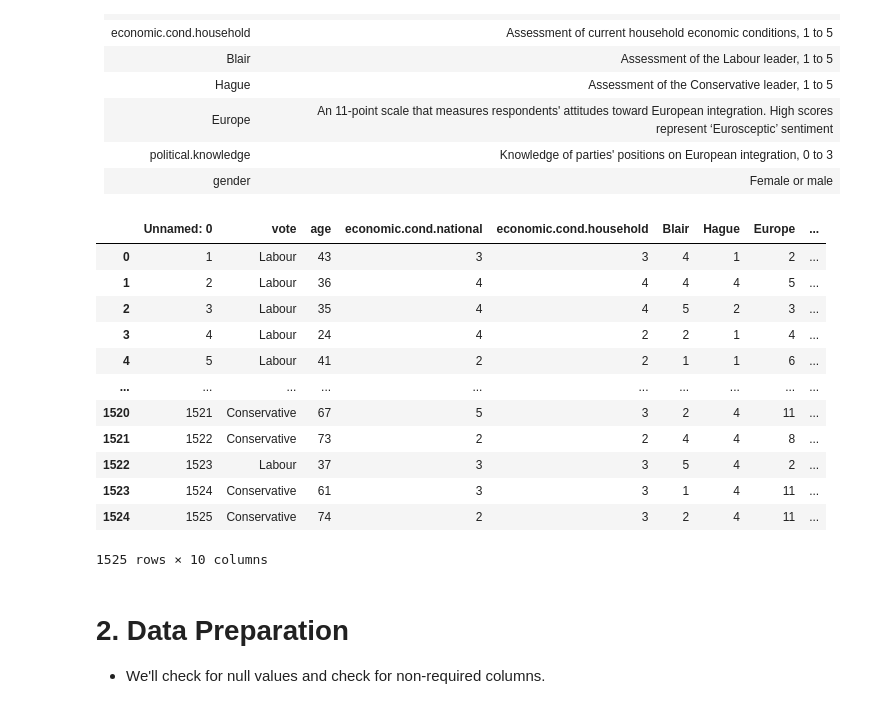
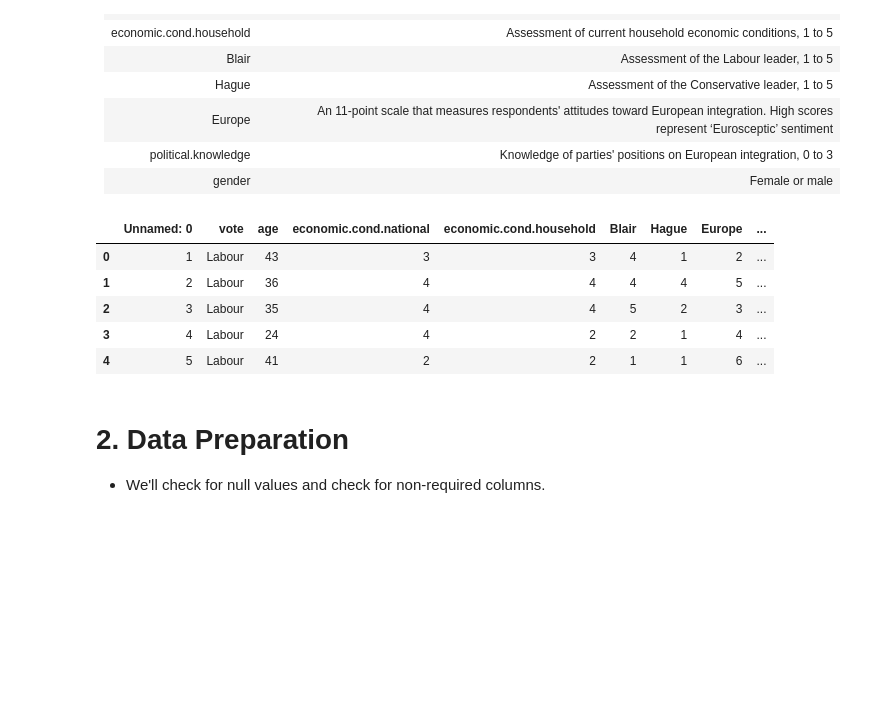
Before and after one commit to Shoyeb45/ElectionVotingPrediction, a Jupyter notebook: model.ipynb, the cells around one changed output. Saved outputs shown, nothing was run; the diff lists cells and outputs as text; code cells hidden in the pictures; blank space fills up the shorter version.

```diff
--- a/model.ipynb
+++ b/model.ipynb
@@ -42,21 +42,14 @@ metadata
 # %%
 df = pd.read_excel("./Data/Election_Data.xlsx", sheet_name="Election_Dataset_Two Classes")
 # %%
-df
+df.head()
 # %% [output]
 |  | Unnamed: 0 | vote | age | economic.cond.national | economic.cond.household | Blair | Hague | Europe | ... |
 | 0 | 1 | Labour | 43 | 3 | 3 | 4 | 1 | 2 | ... |
 | 1 | 2 | Labour | 36 | 4 | 4 | 4 | 4 | 5 | ... |
 | 2 | 3 | Labour | 35 | 4 | 4 | 5 | 2 | 3 | ... |
 | 3 | 4 | Labour | 24 | 4 | 2 | 2 | 1 | 4 | ... |
 | 4 | 5 | Labour | 41 | 2 | 2 | 1 | 1 | 6 | ... |
-| ... | ... | ... | ... | ... | ... | ... | ... | ... | ... |
-| 1520 | 1521 | Conservative | 67 | 5 | 3 | 2 | 4 | 11 | ... |
-| 1521 | 1522 | Conservative | 73 | 2 | 2 | 4 | 4 | 8 | ... |
-| 1522 | 1523 | Labour | 37 | 3 | 3 | 5 | 4 | 2 | ... |
-| 1523 | 1524 | Conservative | 61 | 3 | 3 | 1 | 4 | 11 | ... |
-| 1524 | 1525 | Conservative | 74 | 2 | 3 | 2 | 4 | 11 | ... |
-1525 rows × 10 columns
 # %% [markdown]
 # 2. Data Preparation
 
```
Also changed, not shown: parts of 17 cells of this notebook, 1 other file.
